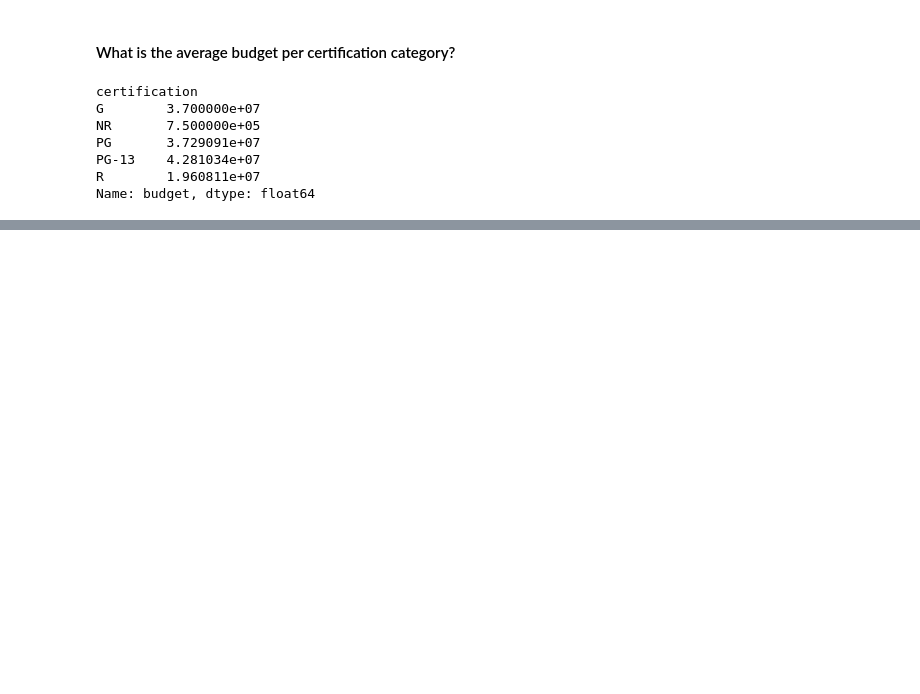
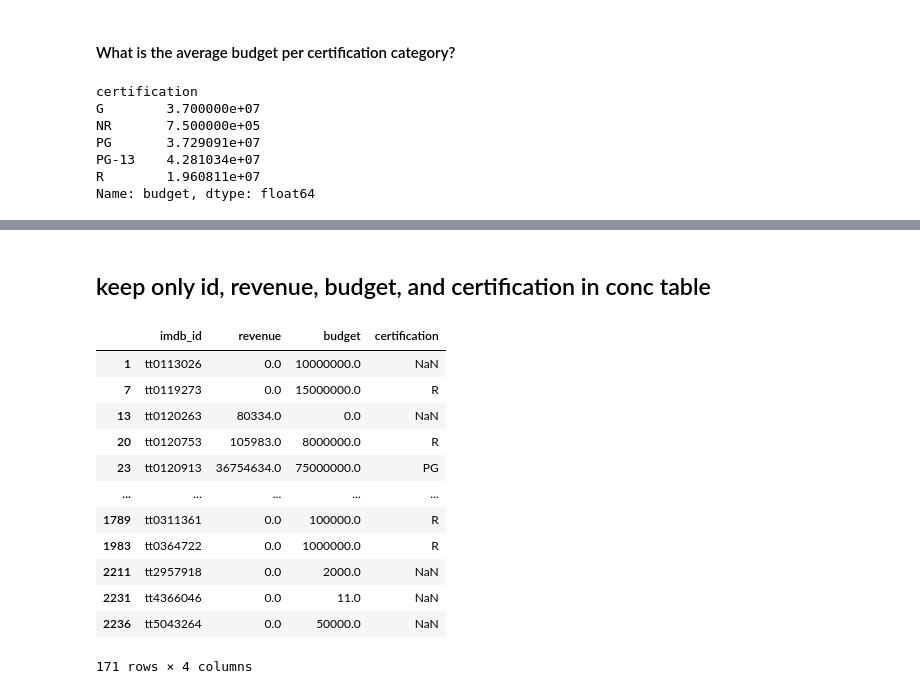
Before and after one commit to blakedshull/Week13Practice1, a Jupyter notebook: Project 3/Project 3.ipynb, the cells around one changed output, grey strips where cells are left out. Drawn from its saved outputs; the diff is of its cells as text; code cells hidden in the pictures; blank space fills up the shorter version.

```diff
--- a/Project 3/Project 3.ipynb
+++ b/Project 3/Project 3.ipynb
@@ -627,0 +647,19 @@ Name: budget, dtype: float64
+# %% [markdown]
+## keep only id, revenue, budget, and certification in conc table
+# %%
+conc = conc[['imdb_id','revenue','budget','certification']]
+conc
+# %% [output]
+|  | imdb_id | revenue | budget | certification |
+| 1 | tt0113026 | 0.0 | 10000000.0 | NaN |
+| 7 | tt0119273 | 0.0 | 15000000.0 | R |
+| 13 | tt0120263 | 80334.0 | 0.0 | NaN |
+| 20 | tt0120753 | 105983.0 | 8000000.0 | R |
+| 23 | tt0120913 | 36754634.0 | 75000000.0 | PG |
+| ... | ... | ... | ... | ... |
+| 1789 | tt0311361 | 0.0 | 100000.0 | R |
+| 1983 | tt0364722 | 0.0 | 1000000.0 | R |
+| 2211 | tt2957918 | 0.0 | 2000.0 | NaN |
+| 2231 | tt4366046 | 0.0 | 11.0 | NaN |
+| 2236 | tt5043264 | 0.0 | 50000.0 | NaN |
+171 rows × 4 columns
```
Also changed, not shown: parts of 35 cells of this notebook.
